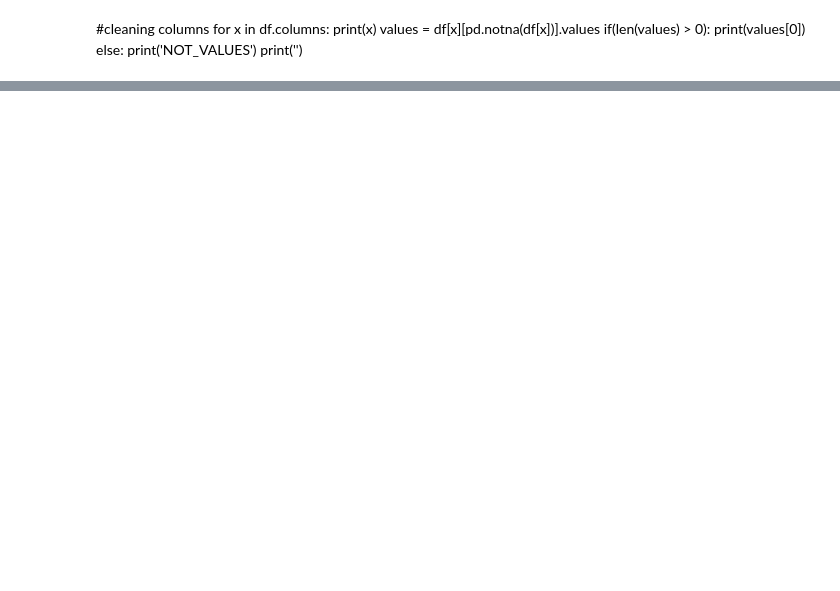
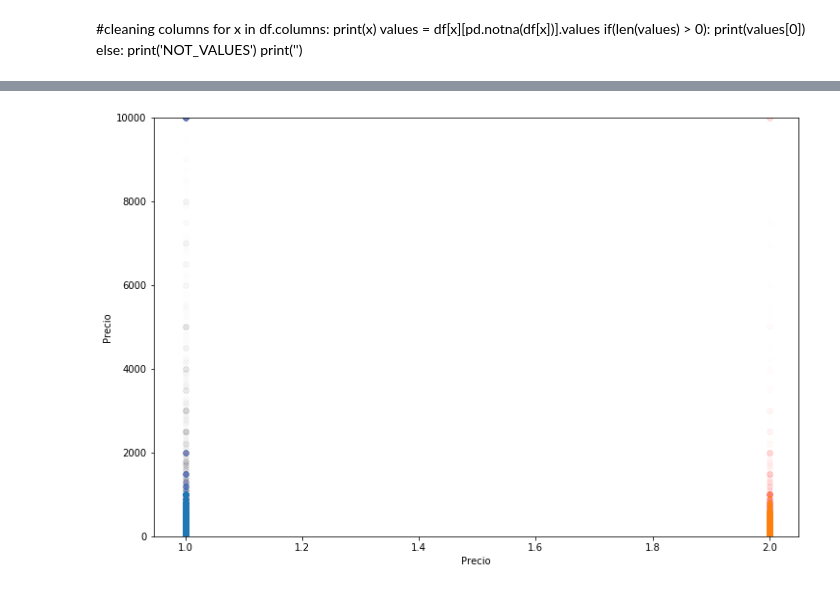
Before and after one commit to matiasngf/keras-airbnb-prediction, a Jupyter notebook: notebooks/explore_dataframe.ipynb, the cells around one changed output, grey strips where cells are left out. Cells and saved outputs as stored; diff of their text form; code cells hidden in the pictures; blank space fills up the shorter version.

```diff
--- a/notebooks/explore_dataframe.ipynb
+++ b/notebooks/explore_dataframe.ipynb
@@ -119,3 +119,36 @@ for column in df.columns:
 [figure]
 [figure]
 ... (7 outputs left out)
+# %%
+df = dataFrame
+
+df = df[(pd.notna(df.price))]
+df.loc[:,'price'] = df.price.apply(lambda x: x[1:-3].replace(',', '')).astype(int)
+df_reviews = df[df.number_of_reviews>3]
+weekly = df[pd.notna(df.weekly_price)]
+monthly = df[pd.notna(df.monthly_price)]
+weekly.loc[:,'weekly_price'] = weekly.weekly_price.apply(lambda x: x[1:-3].replace(',', '')).astype(int) / 7
+monthly.loc[:,'monthly_price'] = monthly.monthly_price.apply(lambda x: x[1:-3].replace(',', '')).astype(int) / 30
+
+# price
+# weekly_price
+# monthly_price
+
+# len(dataFrame)
+
+import matplotlib.pyplot as plt
+
+plt.figure(figsize=(12,8))
+plt.scatter([1 for i in range(len(df))], df.price, alpha=.005)
+plt.scatter([2 for i in range(len(df_reviews))], df_reviews.price, alpha=.005)
+# plt.scatter(weekly.price, weekly.weekly_price, alpha=.02)
+# plt.scatter(monthly.price, monthly.monthly_price, alpha=.02)
+plt.xlabel('Precio')
+plt.ylabel('Precio')
+
+lims = (0, 10000)
+# plt.xlim(lims)
+plt.ylim(lims)
+plt.show()
+# %% [output]
+[figure, added]
```
Also changed, not shown: parts of 5 cells of this notebook, 2 other files.
